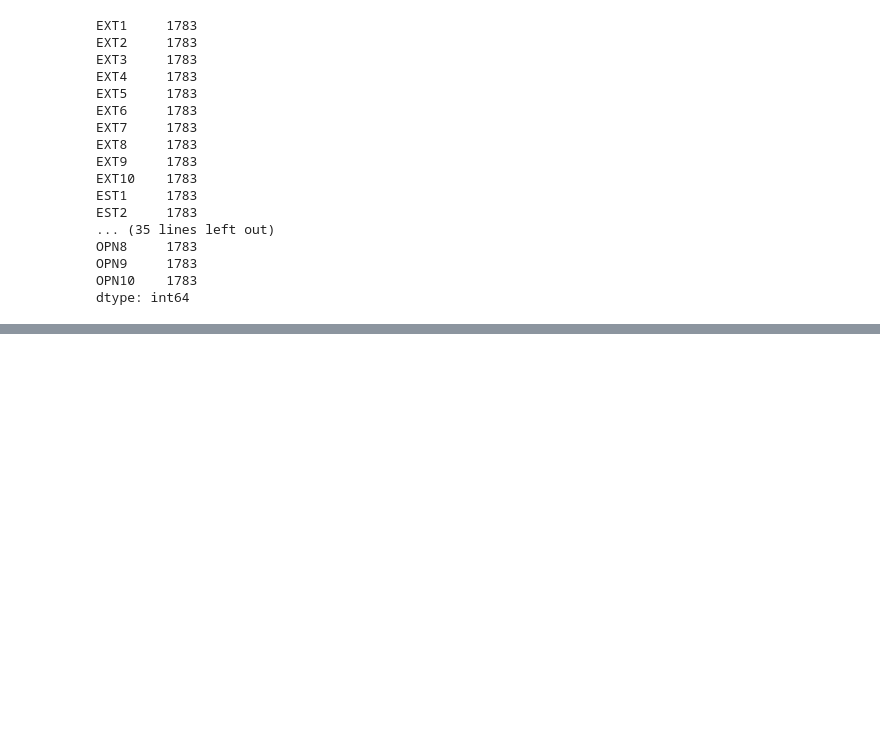
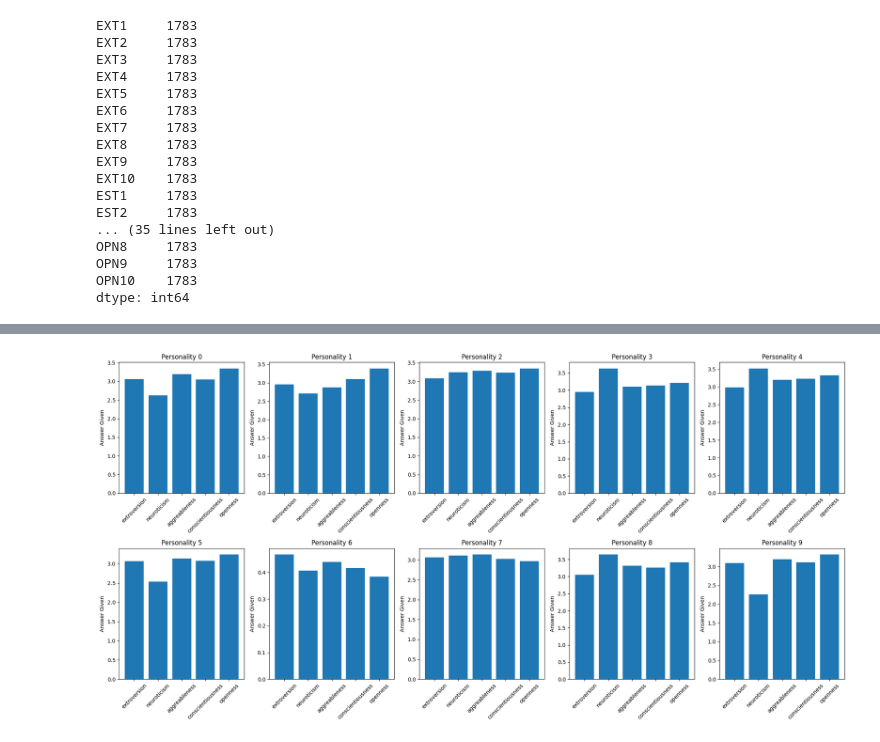
Before and after one commit to SvelaT/personality-clustering, a Jupyter notebook: personality_cluster.ipynb, the cells around one changed output, grey strips where cells are left out. Saved outputs shown, nothing was run; the diff lists cells and outputs as text; code cells hidden in the pictures; blank space fills up the shorter version.

```diff
--- a/personality_cluster.ipynb
+++ b/personality_cluster.ipynb
@@ -163,0 +189,2 @@ new_df.shape
+# %%
+new_df = new_df.to_numpy()
@@ -163,0 +204,38 @@ new_df.shape
+# %%
+#characterize each cluster
+
+characteristics = pd.DataFrame()
+characteristics['extroversion'] = np.mean(new_df[:,:10],1)
+characteristics['neuroticism'] = np.mean(new_df[:,10:20],1)
+characteristics['aggreableness'] = np.mean(new_df[:,20:30],1)
+characteristics['conscientiousness'] = np.mean(new_df[:,30:40],1)
+characteristics['openness'] = np.mean(new_df[:,40:50],1)
+characteristics['type'] = predictions
+
+type_count = characteristics.groupby('type').count()
+type_means = characteristics.groupby('type').mean()
+type_vars = characteristics.groupby('type').var()
+
+fullquestions = pd.DataFrame(data=new_df)
+fullquestions['type'] = predictions
+
+quest_count = fullquestions.groupby('type').count()
+quest_means = fullquestions.groupby('type').mean()
+quest_vars = fullquestions.groupby('type').var()
+# %%
+fig = plt.figure(figsize=(20,10))
+
+for i in range(10):
+    ax = fig.add_subplot(2,5,i+1)
+
+    ax.bar(type_means.columns,type_means.iloc[i,:])
+
+    ax.set_ylabel("Answer Given")
+    ax.set_title(f"Personality {i}")
+
+    plt.xticks(rotation=45)
+    plt.tight_layout()
+
+plt.show()
+# %% [output]
+[figure, added]
```
Also changed, not shown: parts of 9 cells of this notebook.
